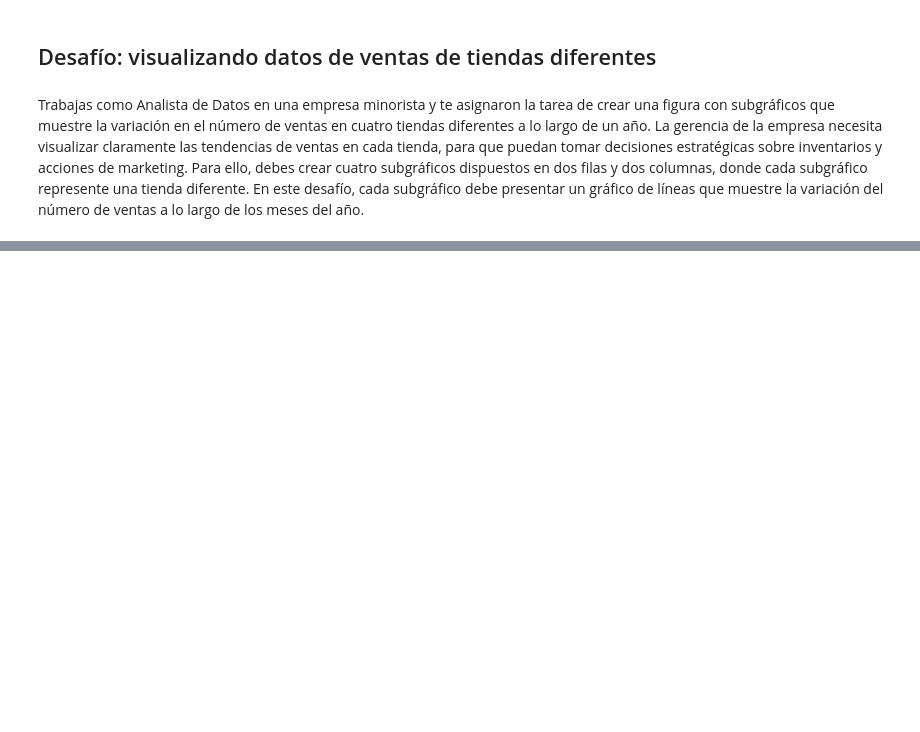
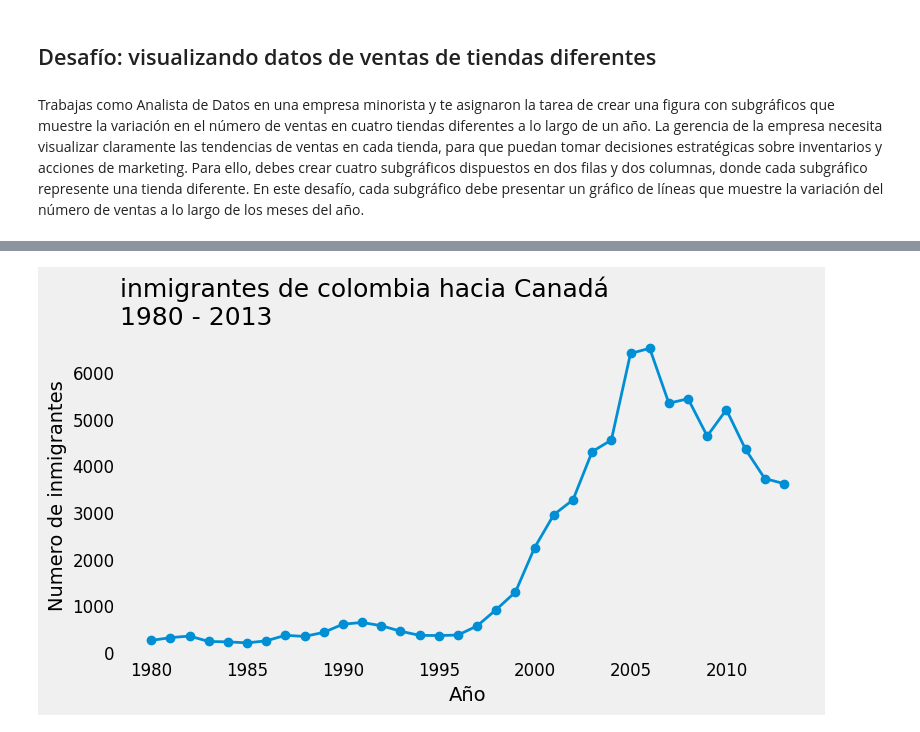
Before and after one commit to Basurero2/Visualizaci0n-de-datos-creando-graficos-con-bibliotecas-de-Python, a Jupyter notebook: Visualización_de_datos_creando_gráficos_con_bibliotecas_de_Python.ipynb, the cells around one changed output, grey strips where cells are left out. Saved outputs shown, nothing was run; the diff lists cells and outputs as text; code cells hidden in the pictures; blank space fills up the shorter version.

```diff
--- a/Visualización_de_datos_creando_gráficos_con_bibliotecas_de_Python.ipynb
+++ b/Visualización_de_datos_creando_gráficos_con_bibliotecas_de_Python.ipynb
@@ -629,0 +780,4 @@ Trabajas como Analista de Datos en una empresa minorista y te asignaron la tarea
+# %%
+fig   #notamos que el estilo que se puso no afecto a toda la configuracion fuera de ese bloque
+# %% [output]
+[figure, added]
```
Also changed, not shown: parts of 39 cells of this notebook.
